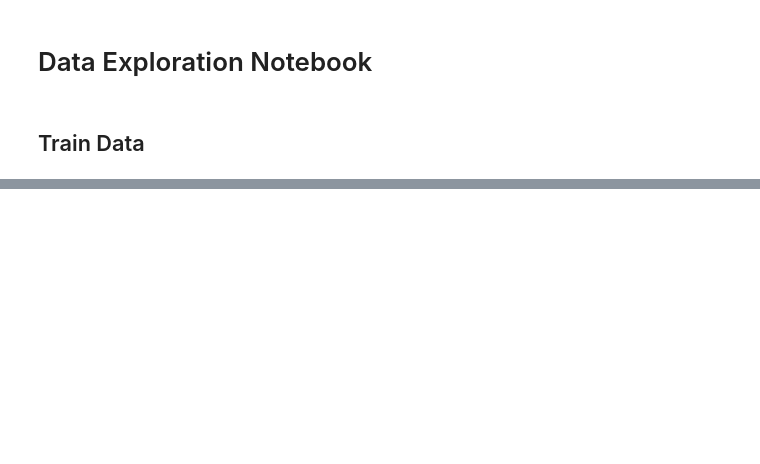
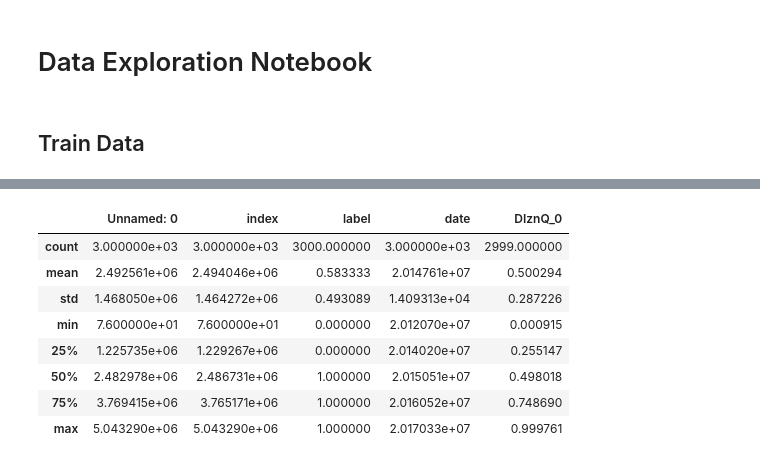
Before and after one commit to XnibyH/PatentMatch-Experiment, a Jupyter notebook: notebooks/data_exploration.ipynb, the cells around one changed output, grey strips where cells are left out. Saved outputs shown, nothing was run; the diff lists cells and outputs as text; code cells hidden in the pictures; blank space fills up the shorter version.

```diff
--- a/notebooks/data_exploration.ipynb
+++ b/notebooks/data_exploration.ipynb
@@ -58,0 +31,12 @@ df[df['cited_document_id'] == 'EP1003164']
+# %%
+df.describe()
+# %% [output]
+|  | Unnamed: 0 | index | label | date | DIznQ_0 |
+| count | 3.000000e+03 | 3.000000e+03 | 3000.000000 | 3.000000e+03 | 2999.000000 |
+| mean | 2.492561e+06 | 2.494046e+06 | 0.583333 | 2.014761e+07 | 0.500294 |
+| std | 1.468050e+06 | 1.464272e+06 | 0.493089 | 1.409313e+04 | 0.287226 |
+| min | 7.600000e+01 | 7.600000e+01 | 0.000000 | 2.012070e+07 | 0.000915 |
+| 25% | 1.225735e+06 | 1.229267e+06 | 0.000000 | 2.014020e+07 | 0.255147 |
+| 50% | 2.482978e+06 | 2.486731e+06 | 1.000000 | 2.015051e+07 | 0.498018 |
+| 75% | 3.769415e+06 | 3.765171e+06 | 1.000000 | 2.016052e+07 | 0.748690 |
+| max | 5.043290e+06 | 5.043290e+06 | 1.000000 | 2.017033e+07 | 0.999761 |
```
Also changed, not shown: parts of 26 cells of this notebook, 1 other file.
